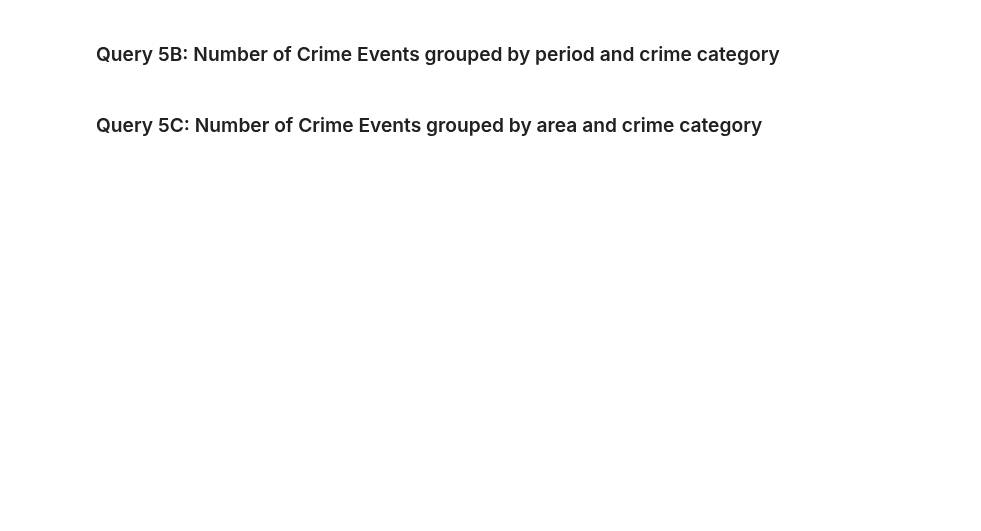
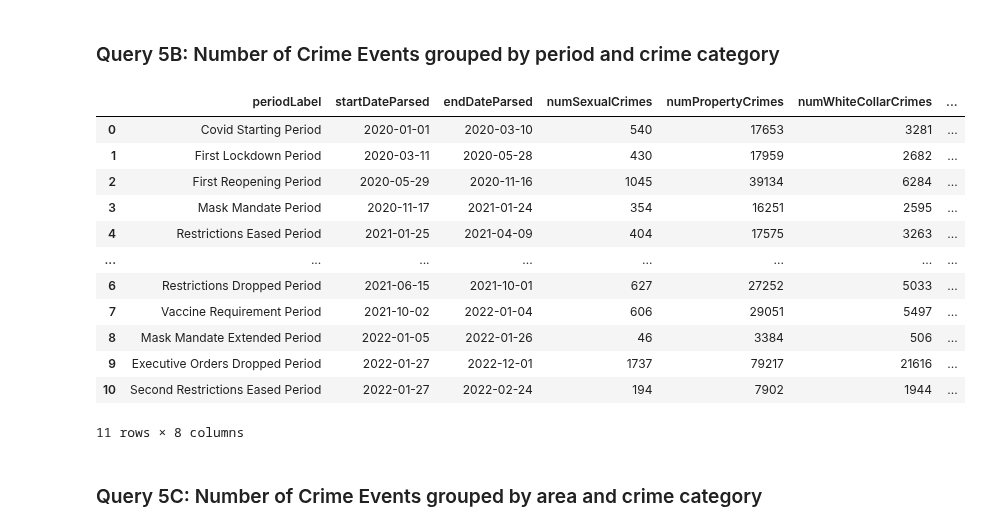
Before and after one commit to mircocazzaro/bitsei-db2-unipd, a Jupyter notebook: queries/BitseiQueries.ipynb, the cells around one changed output. Drawn from its saved outputs; the diff is of its cells as text; code cells hidden in the pictures; blank space fills up the shorter version.

```diff
--- a/queries/BitseiQueries.ipynb
+++ b/queries/BitseiQueries.ipynb
@@ -556,36 +904,54 @@ ORDER BY DESC(?numOfCrimeEvents)
 # %% [markdown]
 ### Query 5B: Number of Crime Events grouped by period and crime category
 # %%
+query = """
 PREFIX lao: <http://www.bitsei.it/losAngelesOntology/>
 PREFIX xsd: <http://www.w3.org/2001/XMLSchema#>
 
 SELECT ?periodLabel
        (SUBSTR(STR(?startDate), 1, 10) AS ?startDateParsed)
        (SUBSTR(STR(?endDate), 1, 10) AS ?endDateParsed)
        (COUNT(?sexualCrimeEvent) AS ?numSexualCrimes)
        (COUNT(?propertyCrimeEvent) AS ?numPropertyCrimes)
        (COUNT(?whiteCollarCrimeEvent) AS ?numWhiteCollarCrimes)
        (COUNT(?violentCrimeEvent) AS ?numViolentCrimes)
        (COUNT(?publicOrderCrimeEvent) AS ?numPublicOrderCrimes)
 WHERE {
   ?crimeEvent lao:occurredOnDate ?day ;
               lao:isOfType ?crime .
   ?day lao:hasDate ?date ;
        lao:belongsTo ?period .
   ?period lao:hasLabel ?periodLabel ;
           lao:hasStartDate ?startDate ;
           lao:hasEndDate ?endDate.
 
-  FILTER (xsd:date(?date) >= "2020-01-01"^^xsd:date && xsd:date(?date) <= "2022-12-31"^^xsd:date)
+  FILTER (xsd:date(?date) >= \"2020-01-01\"^^xsd:date && xsd:date(?date) <= \"2022-12-31\"^^xsd:date)
 
   OPTIONAL { ?crime a lao:SexualCrime . BIND(?crimeEvent AS ?sexualCrimeEvent) }
   OPTIONAL { ?crime a lao:PropertyCrime . BIND(?crimeEvent AS ?propertyCrimeEvent) }
   OPTIONAL { ?crime a lao:WhiteCollarCrime . BIND(?crimeEvent AS ?whiteCollarCrimeEvent) }
   OPTIONAL { ?crime a lao:ViolentCrime . BIND(?crimeEvent AS ?violentCrimeEvent) }
   OPTIONAL { ?crime a lao:PublicOrderCrime . BIND(?crimeEvent AS ?publicOrderCrimeEvent) }
 }
 GROUP BY ?periodLabel ?startDate ?endDate
 ORDER BY (?startDate)
+""";
+
+executeQuery(query)
+# %% [output]
+|  | periodLabel | startDateParsed | endDateParsed | numSexualCrimes | numPropertyCrimes | numWhiteCollarCrimes | ... |
+| 0 | Covid Starting Period | 2020-01-01 | 2020-03-10 | 540 | 17653 | 3281 | ... |
+| 1 | First Lockdown Period | 2020-03-11 | 2020-05-28 | 430 | 17959 | 2682 | ... |
+| 2 | First Reopening Period | 2020-05-29 | 2020-11-16 | 1045 | 39134 | 6284 | ... |
+| 3 | Mask Mandate Period | 2020-11-17 | 2021-01-24 | 354 | 16251 | 2595 | ... |
+| 4 | Restrictions Eased Period | 2021-01-25 | 2021-04-09 | 404 | 17575 | 3263 | ... |
+| ... | ... | ... | ... | ... | ... | ... | ... |
+| 6 | Restrictions Dropped Period | 2021-06-15 | 2021-10-01 | 627 | 27252 | 5033 | ... |
+| 7 | Vaccine Requirement Period | 2021-10-02 | 2022-01-04 | 606 | 29051 | 5497 | ... |
+| 8 | Mask Mandate Extended Period | 2022-01-05 | 2022-01-26 | 46 | 3384 | 506 | ... |
+| 9 | Executive Orders Dropped Period | 2022-01-27 | 2022-12-01 | 1737 | 79217 | 21616 | ... |
+| 10 | Second Restrictions Eased Period | 2022-01-27 | 2022-02-24 | 194 | 7902 | 1944 | ... |
+11 rows × 8 columns
 # %% [markdown]
 ### Query 5C: Number of Crime Events grouped by area and crime category
 # %%
```
Also changed, not shown: parts of 26 cells of this notebook.
